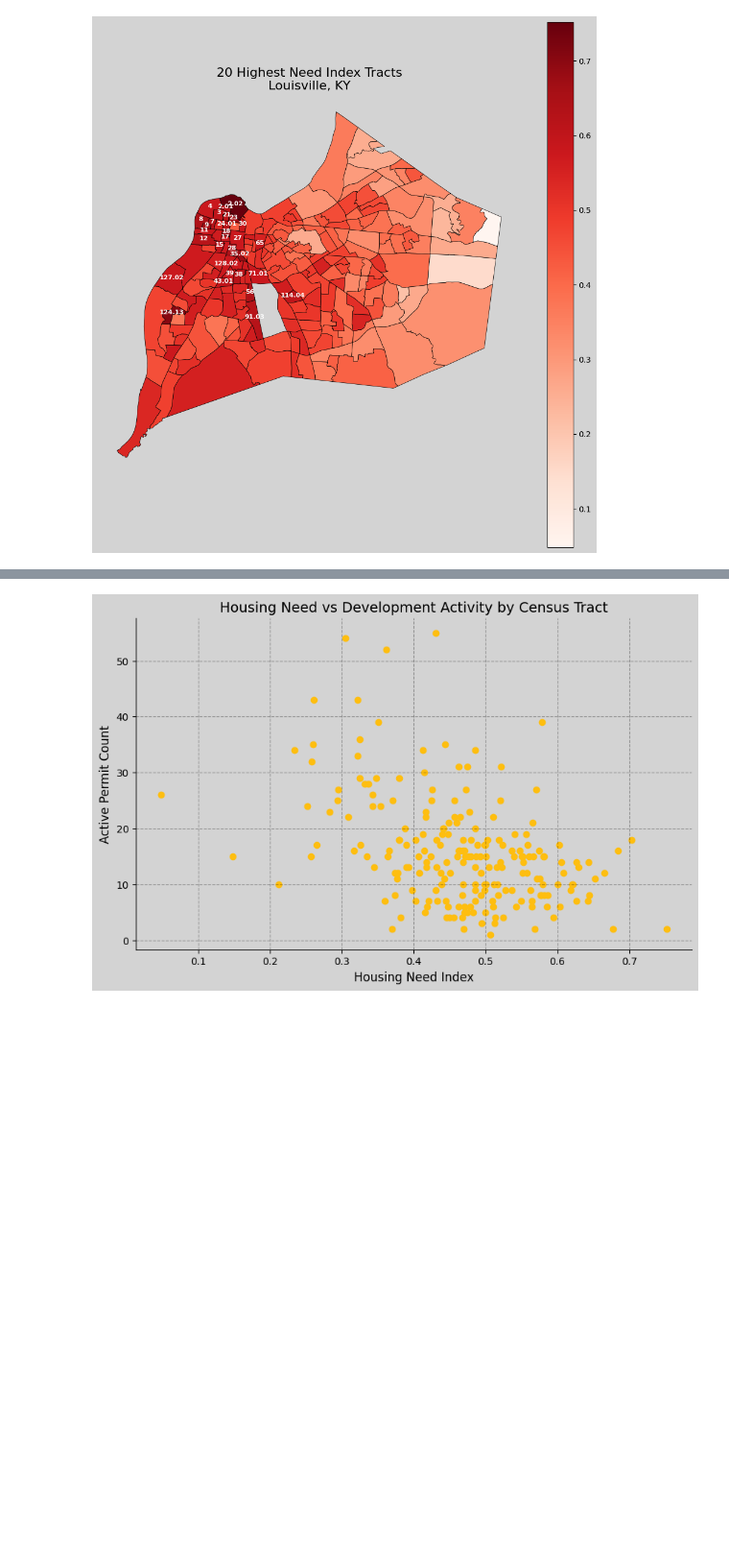
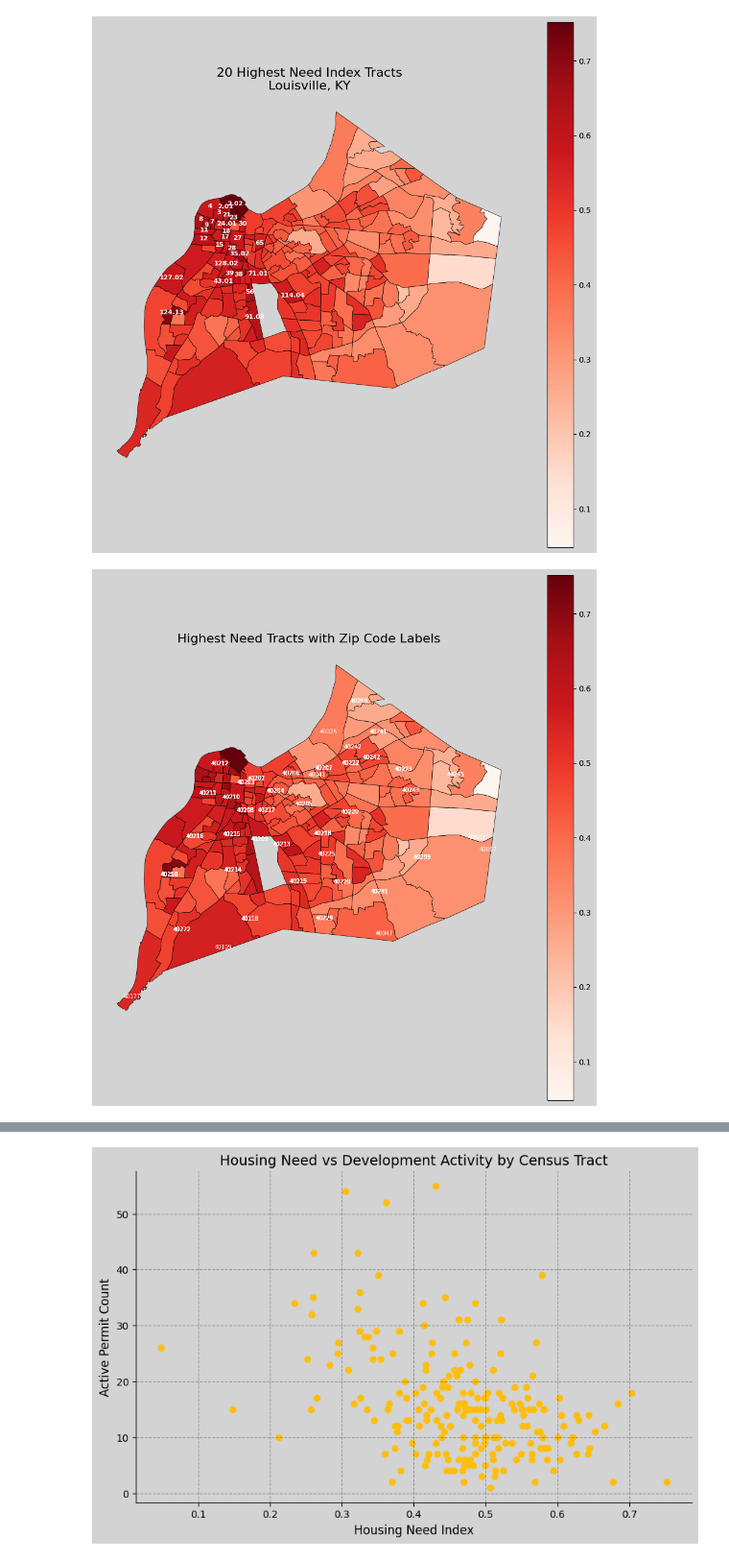
Before and after one commit to Code-You-Contributors/HUD_data_master, a Jupyter notebook: Curtis/visualizations.ipynb, the cells around one changed output, grey strips where cells are left out. Shown at 96% size. Drawn from its saved outputs; the diff is of its cells as text; code cells hidden in the pictures; blank space fills up the shorter version.

Commit message:
added zip code gdf, created choropleth with neighborhood names

```diff
--- a/Curtis/visualizations.ipynb
+++ b/Curtis/visualizations.ipynb
@@ -241,3 +219,43 @@ plt.savefig(FIGURES_DIR / "highest_need_choropleth_with_labels.png", dpi=300, bb
 plt.show()
 # %% [output]
 [figure]
+# %%
+# Housing Need Choropleth with Zip Codes
+
+fig, ax = plt.subplots(figsize=(12, 12))
+
+# Plot tract polygons colored by NEED_INDEX
+map_df.plot(
+    column="NEED_INDEX",
+    cmap="Reds",
+    linewidth=0.5,
+    edgecolor="black",
+    legend=True,
+    ax=ax
+)
+
+for idx, row in gdf_zip_code_tracts.iterrows():
+    centroid = row.geometry.centroid
+
+    ax.text(
+        centroid.x,
+        centroid.y,
+        row["ZIPCODE"],
+        fontsize=7,
+        fontweight="normal",
+        color='white',
+        ha="center"
+    )
+
+ax.set_title(
+    "Highest Need Tracts with Zip Code Labels",
+    fontsize=16
+)
+
+ax.axis("off")
+
+plt.savefig(FIGURES_DIR / "highest_need_choropleth_with_zip_codes.png", dpi=300, bbox_inches="tight")
+
+plt.show()
+# %% [output]
+[figure, added]
```
Also changed, not shown: parts of 8 cells of this notebook, 14 other files.
